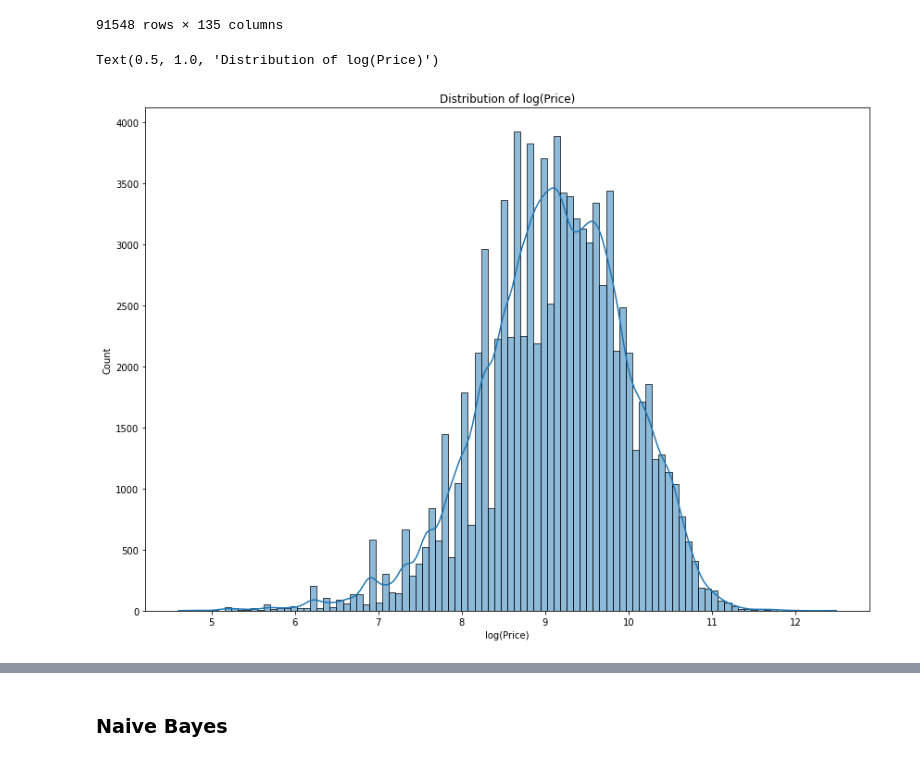
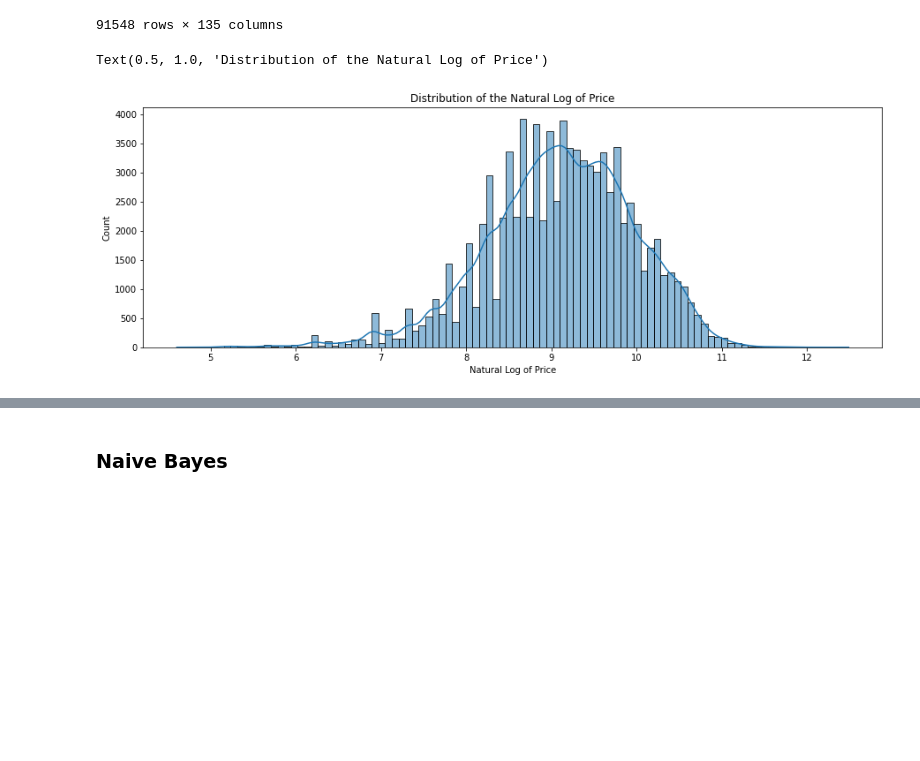
Before and after one commit to matthiasronnau/BANA-212-Final-Project, a Jupyter notebook: BANA-212 Final Project.ipynb, the cells around one changed output, grey strips where cells are left out. Drawn from its saved outputs; the diff is of its cells as text; code cells hidden in the pictures; blank space fills up the shorter version.

```diff
--- a/BANA-212 Final Project.ipynb
+++ b/BANA-212 Final Project.ipynb
@@ -347,3 +349,5 @@ array([nan, 'sedan', 'truck', 'SUV', 'other', 'mini-van', 'wagon',
       dtype=object)
 # %% [markdown]
 ### Remove Missing Values
+# %%
+cars["manufacturer"].replace("MISSING", np.NaN, inplace = True)
@@ -350,6 +359,5 @@ array([nan, 'sedan', 'truck', 'SUV', 'other', 'mini-van', 'wagon',
 # %%
 cars_no_missing = cars.copy()
-cars_no_missing = cars_no_missing[cars_no_missing["manufacturer"] != "MISSING"]
 cars_no_missing.dropna(inplace = True, axis = 0)
 cars_no_missing.reset_index(inplace = True, drop = True)
 # %%
@@ -671,14 +760,14 @@ cars_linear_log_price.drop("price", axis = 1)
 | 91547 | 2003.00000 | 8.00000 | 160000.00000 | 0 | 0 | 0 | ... |
 91548 rows × 135 columns
 # %%
-plt.figure(figsize = (14, 10))
+plt.figure(figsize = (15, 5))
 plt.ticklabel_format(style = "plain")
 sns.histplot(data = cars_linear_log_price, x = "log_price", bins = 100, kde = True)
-plt.xlabel("log(Price)")
-plt.title("Distribution of log(Price)")
+plt.xlabel("Natural Log of Price")
+plt.title("Distribution of the Natural Log of Price")
 # %% [output]
-Text(0.5, 1.0, 'Distribution of log(Price)')
+Text(0.5, 1.0, 'Distribution of the Natural Log of Price')
-[figure, old version]
+[figure, new version]
 # %%
 X_linear = cars_linear_log_price.iloc[:, 0:-1]
 y_linear = cars_linear_log_price["log_price"]
```
Also changed, not shown: parts of 24 cells of this notebook.
